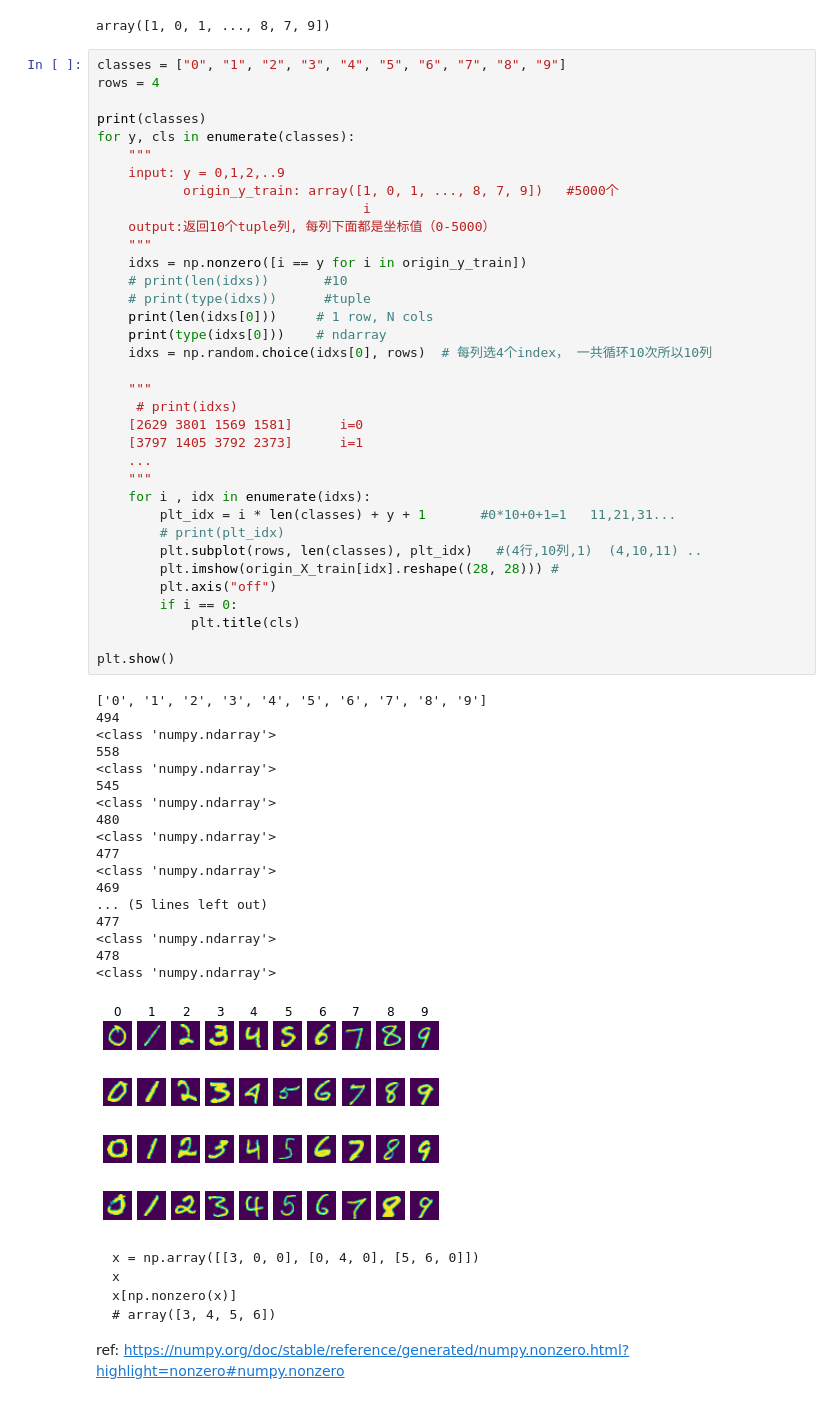
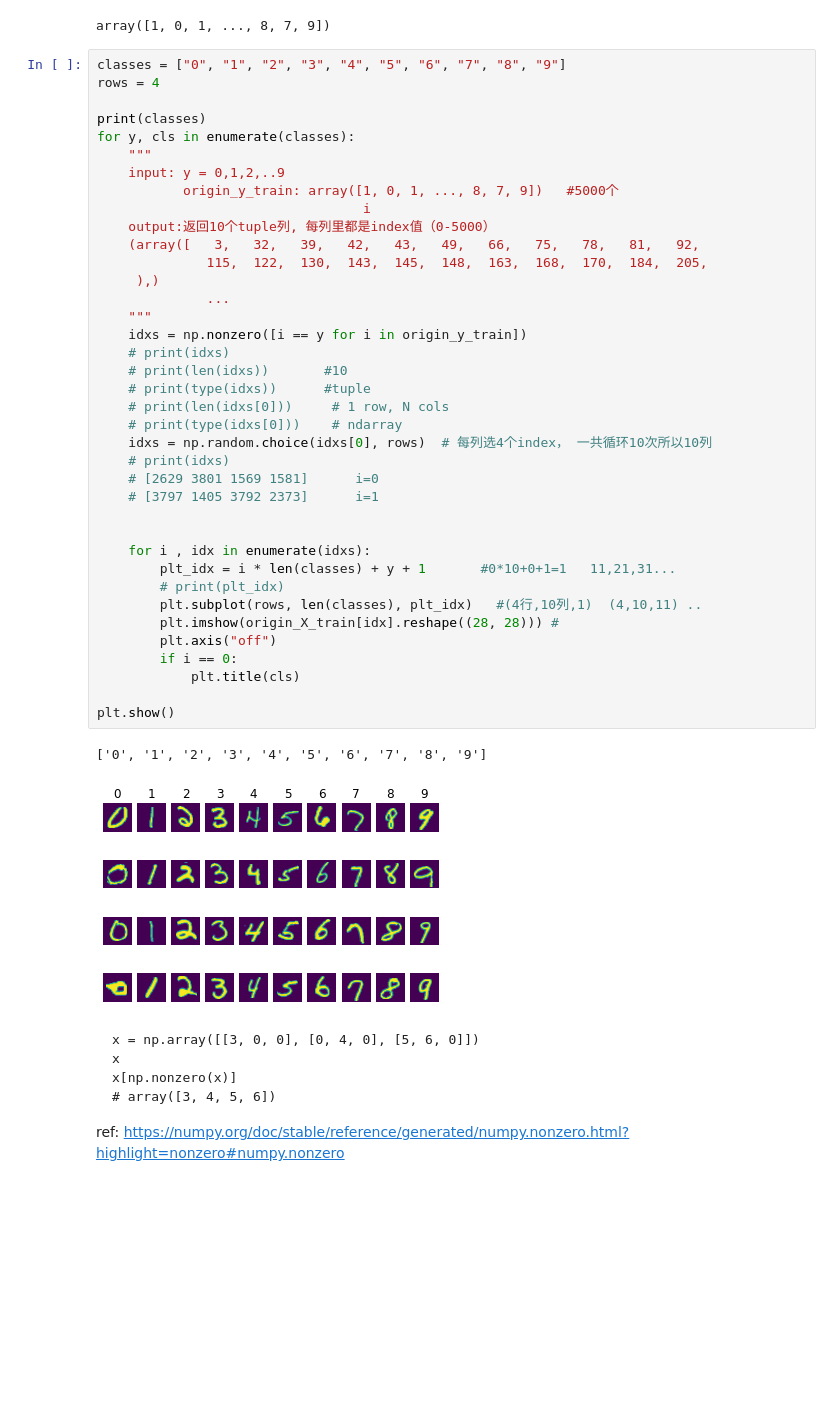
Before and after one commit to wenqingli819/ML, a Jupyter notebook: knn/knn_digit_regnizer.ipynb, the cells around one changed output. Cells and saved outputs as stored; diff of their text form; blank space fills up the shorter version.

```diff
--- a/knn/knn_digit_regnizer.ipynb
+++ b/knn/knn_digit_regnizer.ipynb
@@ -65,57 +65,44 @@ array([1, 0, 1, ..., 8, 7, 9])
 # %%
 classes = ["0", "1", "2", "3", "4", "5", "6", "7", "8", "9"]
 rows = 4
 
 print(classes)
 for y, cls in enumerate(classes):
     """
     input: y = 0,1,2,..9
            origin_y_train: array([1, 0, 1, ..., 8, 7, 9])   #5000个
                                   i
-    output:返回10个tuple列, 每列下面都是坐标值（0-5000）
+    output:返回10个tuple列, 每列里都是index值（0-5000）
+    (array([   3,   32,   39,   42,   43,   49,   66,   75,   78,   81,   92,
+              115,  122,  130,  143,  145,  148,  163,  168,  170,  184,  205,
+     ),)
+              ...
     """
     idxs = np.nonzero([i == y for i in origin_y_train])
+    # print(idxs)
     # print(len(idxs))       #10
     # print(type(idxs))      #tuple
-    print(len(idxs[0]))     # 1 row, N cols
-    print(type(idxs[0]))    # ndarray
+    # print(len(idxs[0]))     # 1 row, N cols
+    # print(type(idxs[0]))    # ndarray
     idxs = np.random.choice(idxs[0], rows)  # 每列选4个index， 一共循环10次所以10列
+    # print(idxs)
+    # [2629 3801 1569 1581]      i=0
+    # [3797 1405 3792 2373]      i=1
 
-    """
-     # print(idxs)
-    [2629 3801 1569 1581]      i=0
-    [3797 1405 3792 2373]      i=1
-    ...
-    """
+
     for i , idx in enumerate(idxs):
         plt_idx = i * len(classes) + y + 1       #0*10+0+1=1   11,21,31...
         # print(plt_idx)
         plt.subplot(rows, len(classes), plt_idx)   #(4行,10列,1)  (4,10,11) ..
         plt.imshow(origin_X_train[idx].reshape((28, 28))) #
         plt.axis("off")
         if i == 0:
             plt.title(cls)
 
 plt.show()
 # %% [output]
 ['0', '1', '2', '3', '4', '5', '6', '7', '8', '9']
-494
-<class 'numpy.ndarray'>
-558
-<class 'numpy.ndarray'>
-545
-<class 'numpy.ndarray'>
-480
-<class 'numpy.ndarray'>
-477
-<class 'numpy.ndarray'>
-469
-... (5 lines left out)
-477
-<class 'numpy.ndarray'>
-478
-<class 'numpy.ndarray'>
-[figure, old version]
+[figure, new version]
 # %% [markdown]
     x = np.array([[3, 0, 0], [0, 4, 0], [5, 6, 0]])
     x
```
